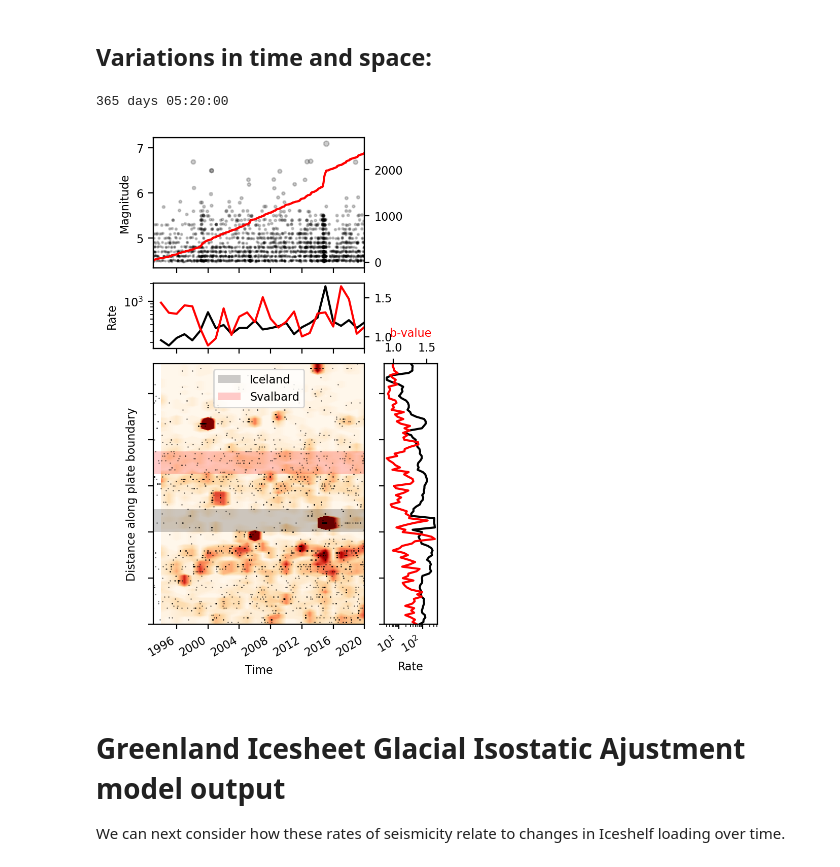
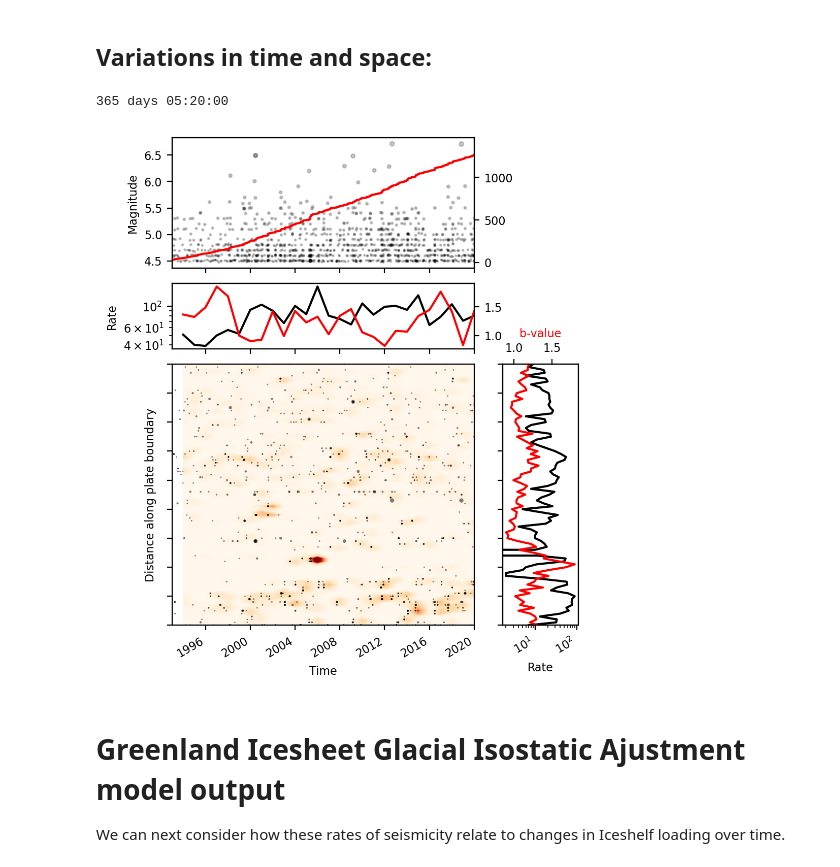
Before and after one commit to keliankaz/GrGIA_seismicity, a Jupyter notebook: gr_gia_seismic_NORTH_ATLANTIC.ipynb, the cells around one changed output. Drawn from its saved outputs; the diff is of its cells as text; code cells hidden in the pictures.

```diff
--- a/gr_gia_seismic_NORTH_ATLANTIC.ipynb
+++ b/gr_gia_seismic_NORTH_ATLANTIC.ipynb
@@ -133,7 +130,7 @@ AVAILABLE_STRAIN_RATE_FILES = {
 }
 
 GrGIA_strain_metadata = {
-    "filename": AVAILABLE_STRAIN_RATE_FILES["april23_thick"],
+    "filename": AVAILABLE_STRAIN_RATE_FILES["april23_thin"],
     "data_key": "strain_out", # unfortunately this is not consistent accross datasets.
     "starttime": 1993,
     "endtime": 2020,
@@ -148,6 +145,8 @@ GrGIA_strain_metadata = {
 }
 
 crs = ccrs.NorthPolarStereo()
+
+exclude_iceland = True
 # %% [markdown]
 ## The north atlantic spreading ridge
 # %%
@@ -166,7 +165,14 @@ north_antlantic_plate_boundary = plate_boundaries.iloc[
     )
 ]
 
-# bounds =  Polygon([(-180, 0), (-180, 90), (0, 0), (-180, 0), (-180, 90)])
+bounds =  Polygon([(-180, 55), (-180, 90), (10, 90), (10, 55), (-180, 55)])
+north_antlantic_plate_boundary = north_antlantic_plate_boundary.clip(bounds).explode()
+
+if exclude_iceland:
+    # remove iceland from the plate boundary
+    iceland_bounds =gpd.GeoSeries([Polygon([(-25, 55), (-25, 68), (-13, 68), (-13, 55), (-25, 68)])])
+    iceland_bounds_df = gpd.GeoDataFrame({'geometry': iceland_bounds})
+    north_antlantic_plate_boundary = gpd.overlay(north_antlantic_plate_boundary, iceland_bounds_df, how='difference').explode()
 
 # crs are always a bit confusing: here we set axis and boundary geometry to
 # the same north polar stereographic projection
@@ -210,7 +216,7 @@ def densify_geometry(line_geometry, step, crs_in=None, crs_out=None):
 crs_in = crs_proj4
 crs_out = "EPSG:4326"
 
-PLATE_BOUNDARY_STEP_SIZE = 100000 # meters (the point spacing of the plate boundary)
+PLATE_BOUNDARY_STEP_SIZE = 50000 # meters (the point spacing of the plate boundary)
 
 boundary_in_meters = north_antlantic_plate_boundary.to_crs(crs_in)
 merged_boundary_in_meters = linemerge(boundary_in_meters.geometry.values)
@@ -558,7 +483,7 @@ plt.tight_layout();
 # %% [markdown]
 ## Along strike variations
 # %%
-RADIUS = 200  # km
+RADIUS = 50  # km
 indices = get_geometry_neighbors(
     catalog, interp_merged_boundary, fun=radius_search, kwarg={"radius": RADIUS}
 )
@@ -577,7 +502,7 @@ plt.colorbar(
     bdr,
     label=f"log(# of events), in {RADIUS} km radius from {catalog.time.min().year} to {catalog.time.max().year}",
 )
-i = 45
+i = 5
 _lat, _lon = np.hsplit(catalog[["lat", "lon"]].iloc[indices[i]].values, 2)
 ax.scatter(_lon, _lat, s=0.5, c="r", transform=ccrs.PlateCarree())
 # %% [output]
@@ -589,8 +514,10 @@ ax.scatter(_lon, _lat, s=0.5, c="r", transform=ccrs.PlateCarree())
 ## Variations in time and space:
 # %%
 NUMBER_OF_PERIODS = 28  # number of periods to split the catalog into
-WINDOW_SIZE = 200  # km
+WINDOW_SIZE = 50  # km
 NUMBER_OF_EVENTS = 200
+
+catalog = plate_boundary_catalog
 
 rate_grid = []
 b_time = []
@@ -643,7 +570,7 @@ for t1, t2 in zip(date_range[:-1], date_range[1:]):
 rate_grid = np.array(rate_grid).T
 
 # Begin the plotting
-fig = plt.figure(figsize=(3.5, 6))
+fig = plt.figure(figsize=(5, 6))
 gs = fig.add_gridspec(
     3,
     2,
@@ -695,7 +622,7 @@ ax_x_b = ax_x.twinx()
 ax_x_b.plot(date_range[1:], time_statistics["b-value (b-positive)"], c="r")
 
 # plot the rate_grid of events over time and space
-max_level = 0.1 * rate_grid.max()
+max_level = 0.8 * rate_grid.max()
 levels = np.linspace(rate_grid.min(), max_level, 100)
 cf = ax.contourf(
     date_range[1:],
@@ -706,42 +633,43 @@ cf = ax.contourf(
     vmax=max_level,
     extend="max",
     extent=[0, rate_grid.shape[1], 0, rate_grid.shape[0]],
 )
 
-ax.axhspan(4000, 5000, facecolor="k", alpha=0.2, label="Iceland")
-ax.axhspan(6500, 7500, facecolor="r", alpha=0.2, label="Svalbard")
-
 ax.scatter(
     catalog.time, catalog.distance_along_boundary/1000,
     color='black',
-    s=0.5,
-    lw=0.2,
+    s=np.exp(
+        (
+            (catalog.mag.to_numpy()
+            - earthquake_metadata["magnitude_cutoff"])
+        )
+    ),
+    lw=0,
     alpha=0.5,
 )
 
-ax.legend()
 
 ax.set_xlabel("Time")
 ax.set_ylabel("Distance along plate boundary")
 ax.margins(x=0)
 plt.gcf().autofmt_xdate()
 
 # plot the rate of events over space
-ax_y.plot(rate_grid.sum(axis=1), np.arange(len(rate_grid)) * 100, c="k")
+ax_y.plot(rate_grid.sum(axis=1), np.arange(len(rate_grid)) * PLATE_BOUNDARY_STEP_SIZE/1000, c="k")
 ax_y.set_yticklabels([])
 ax_y.set_xscale("log")
 ax_y.set_xlabel("Rate")
 
 ax_y_b = ax_y.twiny()
 ax_y_b.plot(
     space_statistics["b-value (b-positive)"],
-    np.arange(len(np.column_stack(interp_merged_boundary.xy))) * 100,
+    np.arange(len(np.column_stack(interp_merged_boundary.xy))) * PLATE_BOUNDARY_STEP_SIZE/1000,
     c="r",
 )
 ax_y_b.set_xlabel("b-value", color="r");
 # %% [output]
 365 days 05:20:00
-[figure, old version]
+[figure, new version]
 # %% [markdown]
 # Greenland Icesheet Glacial Isostatic Ajustment model output
 
```
Also changed, not shown: parts of 30 cells of this notebook.
